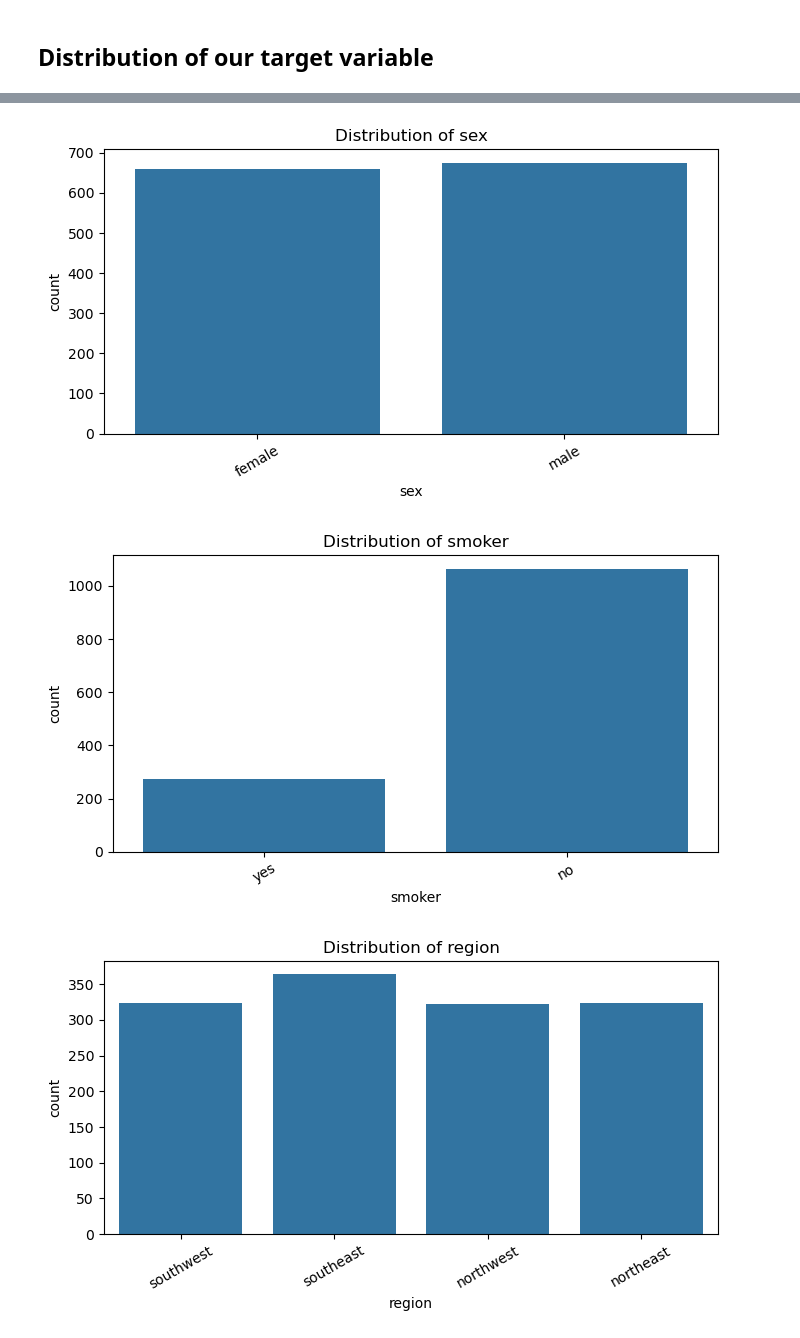
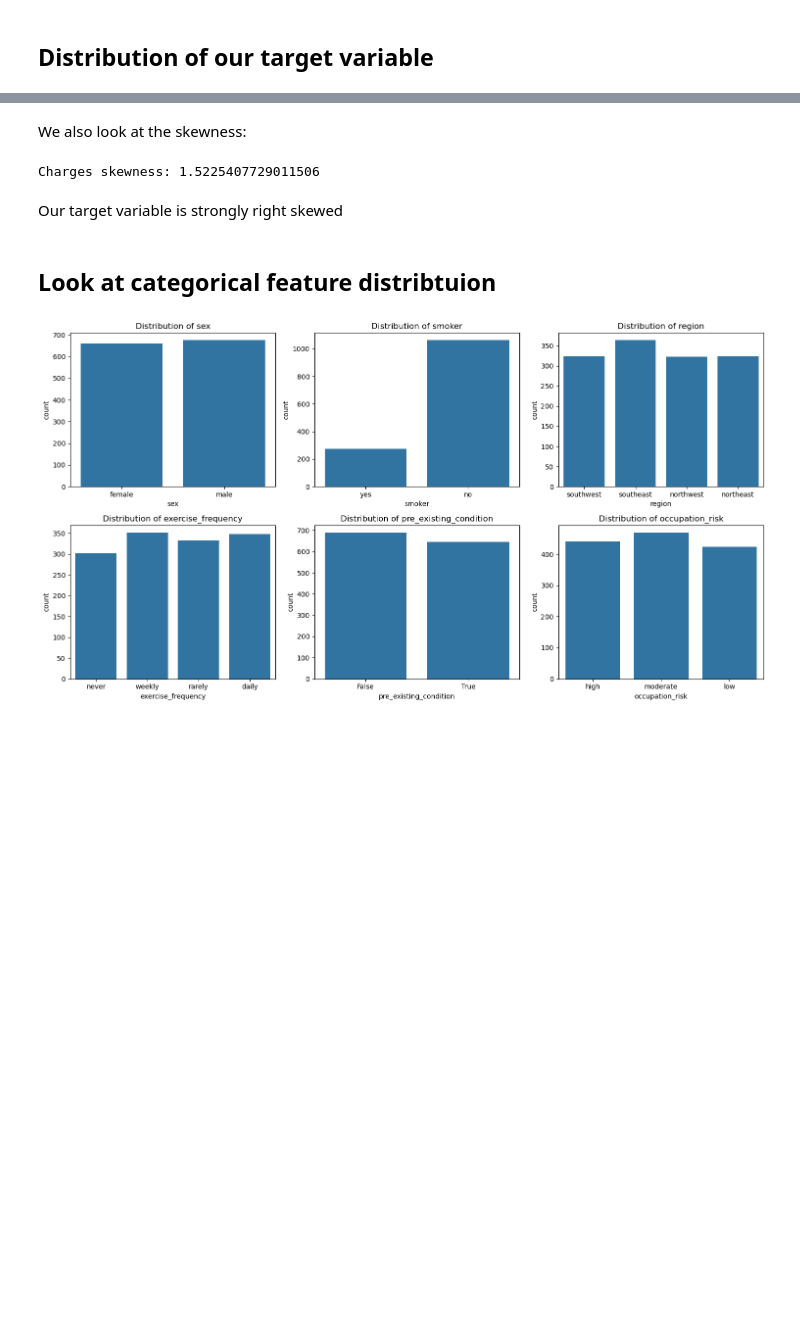
Before and after one commit to olitrick/data_project, a Jupyter notebook: notebooks/02ExploratoryDataAnalysis.ipynb, the cells around one changed output, grey strips where cells are left out. Cells and saved outputs as stored; diff of their text form; code cells hidden in the pictures; blank space fills up the shorter version.

```diff
--- a/notebooks/02ExploratoryDataAnalysis.ipynb
+++ b/notebooks/02ExploratoryDataAnalysis.ipynb
@@ -37,22 +23,0 @@ for feature in numeric_features:
-# %%
-numeric_predictors = [
-    "age",
-    "bmi",
-    "children",
-    "blood_pressure",
-    "annual_income"
-]
-
-for feature in numeric_predictors:
-    plt.figure(figsize=(7, 4))
-
-    sns.scatterplot(
-        data=data,
-        x=feature,
-        y="charges",
-        alpha=0.6
-    )
-
-    plt.title(f"Charges by {feature}")
-    plt.tight_layout()
-    plt.show()
@@ -65,23 +24,24 @@ for feature in numeric_predictors:
+# %% [markdown]
+We also look at the skewness:
+# %%
+print("Charges skewness:", data["charges"].skew())
+# %% [output]
+Charges skewness: 1.5225407729011506
+# %% [markdown]
+Our target variable is strongly right skewed
+# %% [markdown]
+## **Look at categorical feature distribtuion**
 # %%
-categorical_features = [
-    "sex",
-    "smoker",
-    "region",
-    "exercise_frequency",
-    "pre_existing_condition",
-    "occupation_risk"
-]
+categorical_columns = ["sex", "smoker", "region", "exercise_frequency", "pre_existing_condition", "occupation_risk"]
 
-for feature in categorical_features:
-    plt.figure(figsize=(7, 4))
+fig, axes = plt.subplots(2, 3, figsize=(15, 8))
+axes = axes.flatten()
 
-    sns.countplot(data=data, x=feature)
+for ax, column in zip(axes, categorical_columns):
+    sns.countplot(data=data, x=column, ax=ax)
+    ax.set_title(f"Distribution of {column}")
 
-    plt.title(f"Distribution of {feature}")
-    plt.xticks(rotation=30)
-    plt.tight_layout()
-    plt.show()
+plt.tight_layout()
+plt.show()
 # %% [output]
-[figure, old version]
+[figure, new version]
-[figure, removed]
-[figure, removed]
```
Also changed, not shown: parts of 22 cells of this notebook.
